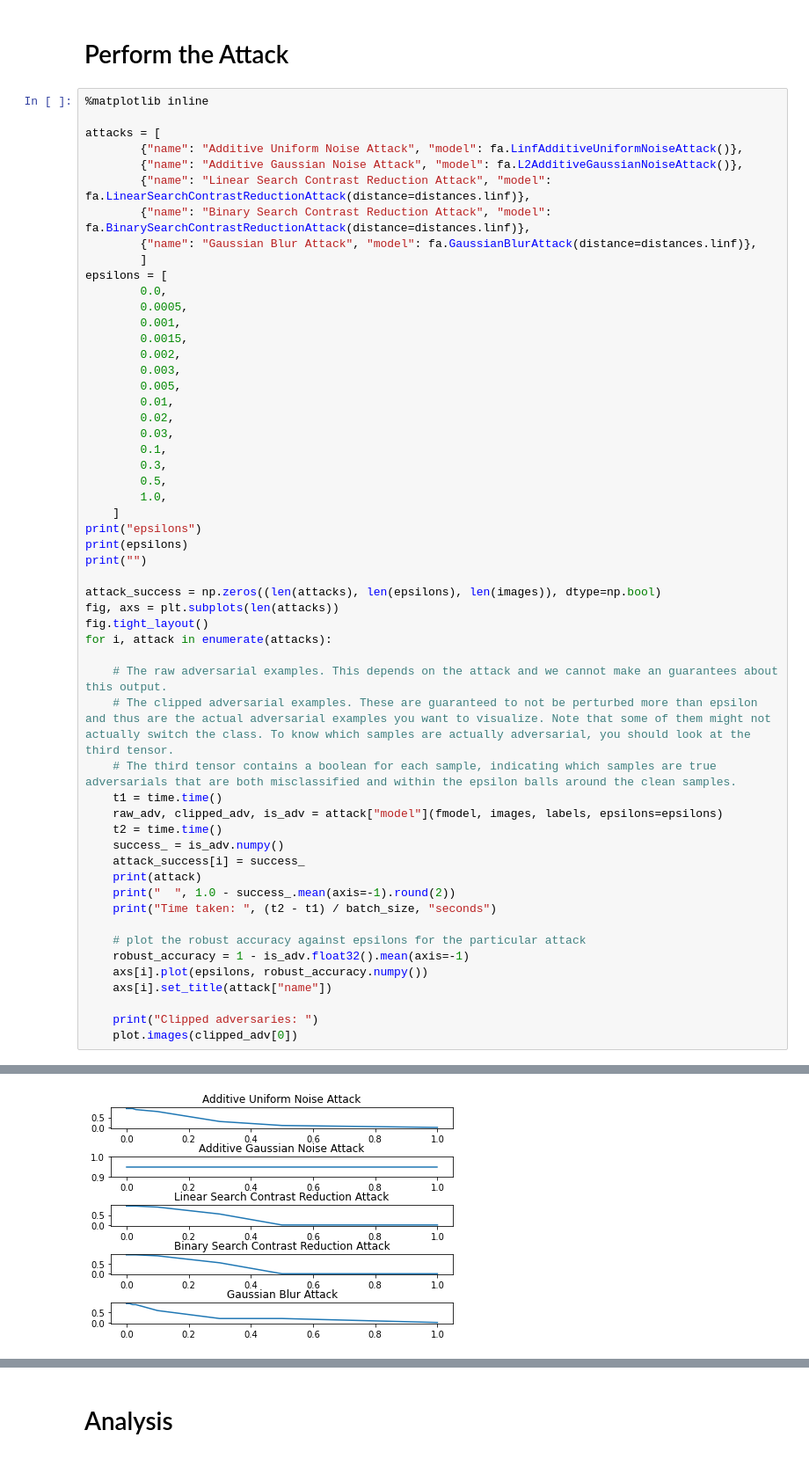
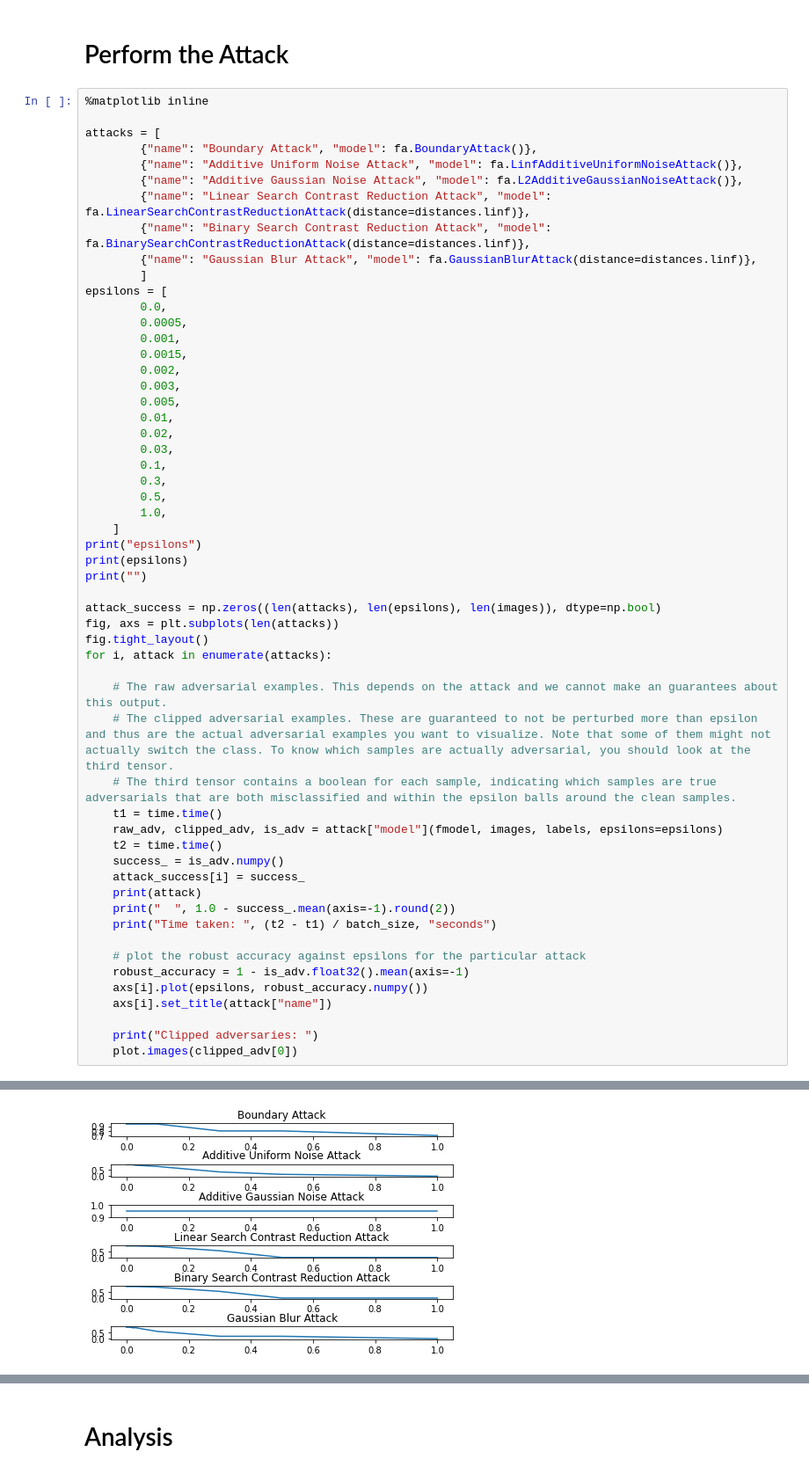
Before and after one commit to zyzhang1130/CS5340-group-project, a Jupyter notebook: Blackbox_Attack.ipynb, the cells around one changed output, grey strips where cells are left out. Shown at 88% size. Cells and saved outputs as stored; diff of their text form.

Commit message:
Add boundary attack

```diff
--- a/Blackbox_Attack.ipynb
+++ b/Blackbox_Attack.ipynb
@@ -85,6 +85,7 @@ clean accuracy:  95.0 %
 %matplotlib inline
 
 attacks = [
+        {"name": "Boundary Attack", "model": fa.BoundaryAttack()},
         {"name": "Additive Uniform Noise Attack", "model": fa.LinfAdditiveUniformNoiseAttack()},
         {"name": "Additive Gaussian Noise Attack", "model": fa.L2AdditiveGaussianNoiseAttack()},
         {"name": "Linear Search Contrast Reduction Attack", "model": fa.LinearSearchContrastReductionAttack(distance=distances.linf)},
@@ -155,5 +156,5 @@ Time taken:  0.12766385078430176 seconds
 Clipped adversaries:
-[figure, old version]
+[figure, new version]
 [figure]
 [figure]
 [figure]
```
Also changed, not shown: parts of 1 cell of this notebook.
